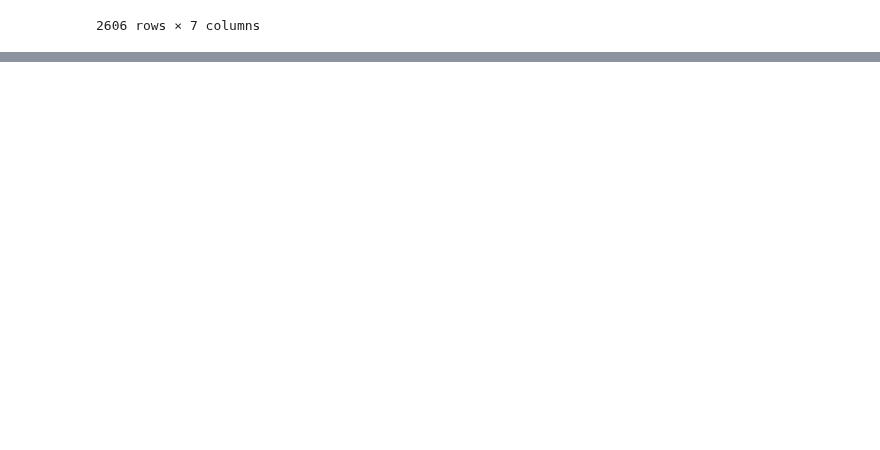
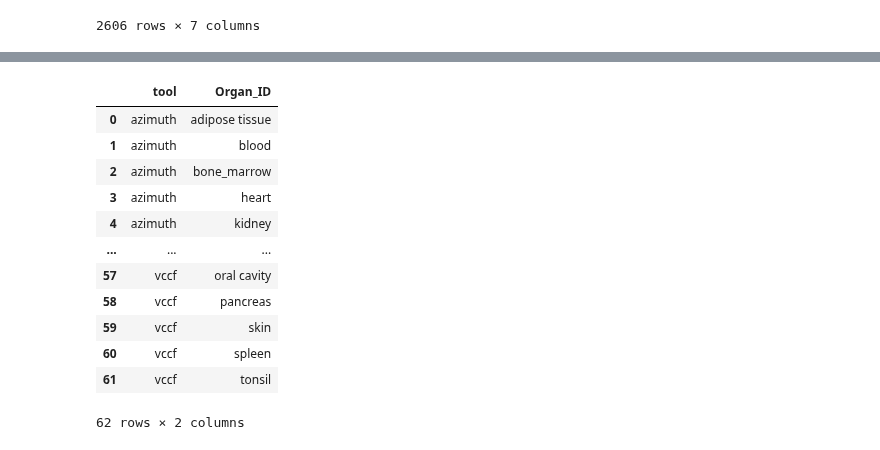
Before and after one commit to cns-iu/hra-pop-notebooks, a Jupyter notebook: counts/10th-release-inventory.ipynb, the cells around one changed output, grey strips where cells are left out. Drawn from its saved outputs; the diff is of its cells as text; code cells hidden in the pictures; blank space fills up the shorter version.

```diff
--- a/counts/10th-release-inventory.ipynb
+++ b/counts/10th-release-inventory.ipynb
@@ -154,0 +283,24 @@ df_crosswalks_combined
+# %%
+pivot_df = (
+    df_crosswalks_combined.groupby('tool')['Organ_ID']
+    .agg(lambda x: sorted(set(try_get_organ_label(str(v)) for v in x.dropna())))
+    .reset_index()
+)
+
+long_df = pivot_df.explode('Organ_ID').reset_index(drop=True)
+
+long_df
+# %% [output]
+|  | tool | Organ_ID |
+| 0 | azimuth | adipose tissue |
+| 1 | azimuth | blood |
+| 2 | azimuth | bone_marrow |
+| 3 | azimuth | heart |
+| 4 | azimuth | kidney |
+| ... | ... | ... |
+| 57 | vccf | oral cavity |
+| 58 | vccf | pancreas |
+| 59 | vccf | skin |
+| 60 | vccf | spleen |
+| 61 | vccf | tonsil |
+62 rows × 2 columns
```
Also changed, not shown: parts of 10 cells of this notebook.
